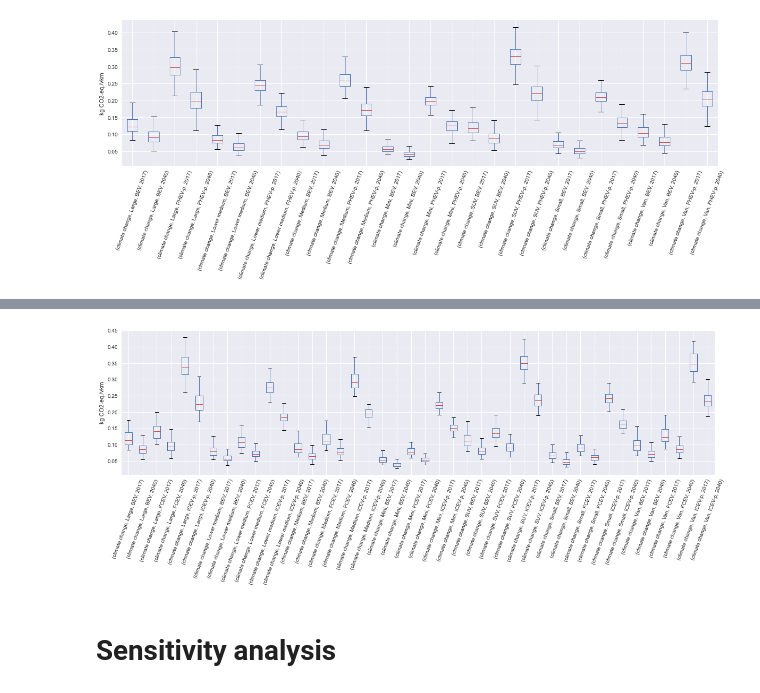
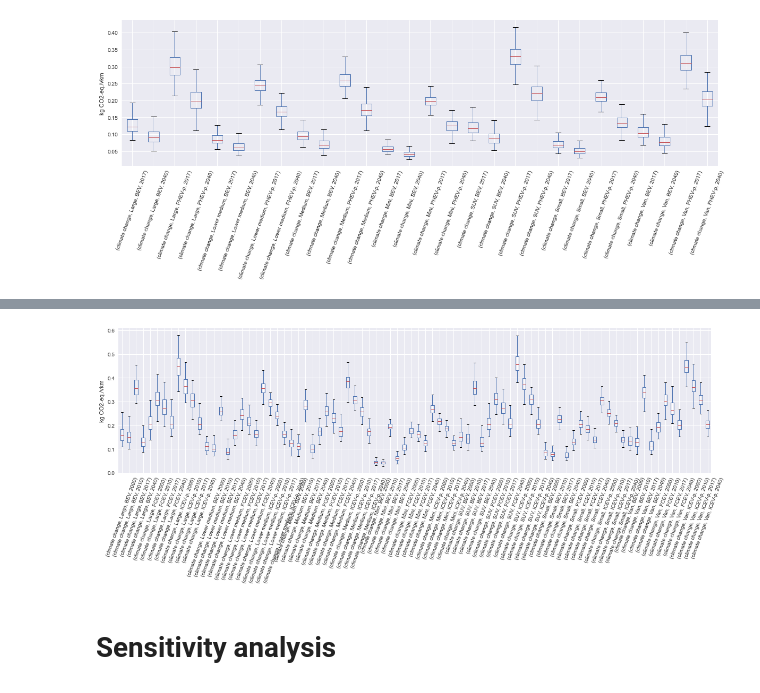
Before and after one commit to romainsacchi/carculator, a Jupyter notebook: examples/Examples.ipynb, the cells around one changed output, grey strips where cells are left out. Saved outputs shown, nothing was run; the diff lists cells and outputs as text; code cells hidden in the pictures.

```diff
--- a/examples/Examples.ipynb
+++ b/examples/Examples.ipynb
@@ -627,20 +692,20 @@ Electricity mixes
 9: Waste
 
 Hydrogen technologies
-Electrolysis
-Electrolysis - solar
-Electrolysis - hydro
-Electrolysis - nuclear
-SMR
+electrolysis
+smr
+smr with CCS
 
 Natural gas technologies
 cng
 biogas
+syngas
 
 Diesel technologies
 diesel
 biodiesel - algae
 biodiesel - cooking oil
+synthetic diesel
 
 Petrol technologies
 petrol
@@ -648,22 +713,68 @@ bioethanol - wheat straw
 bioethanol - maize starch
 bioethanol - sugarbeet
 bioethanol - forest residues
+synthetic gasoline
 
 """
-background_configuration = {
-    'country' : 'DE', # will use the network electricity losses of Germany
-    'custom electricity mix' : [[1,0,0,0,0,0,0,0,0,0], # in this case, 100% hydropower
-                                [0.5,0.5,0,0,0,0,0,0,0,0]], # in this case, 50% hydro, 50% nuclear
-    'hydrogen technology' : 'Electrolysis',
-    'petrol technology': 'bioethanol - wheat straw',
-    'battery technology': 'LFP',
-    'battery origin': 'NO'
-}
+
+bc = {'country':'CH', # considers electricity network losses for Switzerland
+      'custom electricity mix' : [[1,0,0,0,0,0,0,0,0,0], # in this case, 100% hydropower for the first year
+                                  [0,1,0,0,0,0,0,0,0,0],
+                                  [0,0,1,0,0,0,0,0,0,0],
+                                  [0,0,0,1,0,0,0,0,0,0],
+                                 ], # in this case, 100% nuclear for the second year
+      'fuel blend':{
+          'cng':{ #specify fuel bland for compressed gas
+                'primary fuel':{
+                    'type':'biogas',
+                    'share':[0.9, 0.8, 0.7, 0.6] # shares per year. Must total 1 for each year.
+                    },
+                'secondary fuel':{
+                    'type':'syngas',
+                    'share': [0.1, 0.2, 0.3, 0.4]
+                    }
+                },
+         'diesel':{
+                'primary fuel':{
+                    'type':'synthetic diesel',
+                    'share':[0.9, 0.8, 0.7, 0.6]
+                    },
+                'secondary fuel':{
+                    'type':'biodiesel - cooking oil',
+                    'share': [0.1, 0.2, 0.3, 0.4]
+                    }
+                },
+         'petrol':{
+                'primary fuel':{
+                    'type':'petrol',
+                    'share':[0.9, 0.8, 0.7, 0.6]
+                    },
+                'secondary fuel':{
+                    'type':'bioethanol - wheat straw',
+                    'share': [0.1, 0.2, 0.3, 0.4]
+                    }
+                },
+        'hydrogen':{
+                'primary fuel':{'type':'electrolysis', 'share':[1, 0, 0, 0]},
+                'secondary fuel':{'type':'smr', 'share':[0, 1, 1, 1]}
+                }
+            },
+      'energy storage': {
+          'electric': {
+              'type':'NMC',
+              'origin': 'NO'
+          },
+          'hydrogen': {
+              'type':'carbon fiber'
+          }
+      }
+     }
+
 scope = {
     'powertrain':['BEV', 'FCEV', 'ICEV-p'],
 }
 
-ic = InventoryCalculation(cm.array, scope=scope, background_configuration = background_configuration)
+ic = InventoryCalculation(cm.array, scope=scope, background_configuration = bc)
 results = ic.calculate_impacts()
 
 data_MC = results.sel(impact_category='climate change').sum(axis=3).to_dataframe('climate change')
@@ -686,5 +805,5 @@ plt.show()
  * *********************************************************************
-[figure, old version]
+[figure, new version]
 # %% [markdown]
 # Sensitivity analysis
 # %% [markdown]
```
Also changed, not shown: parts of 17 cells of this notebook, 5 other files.
